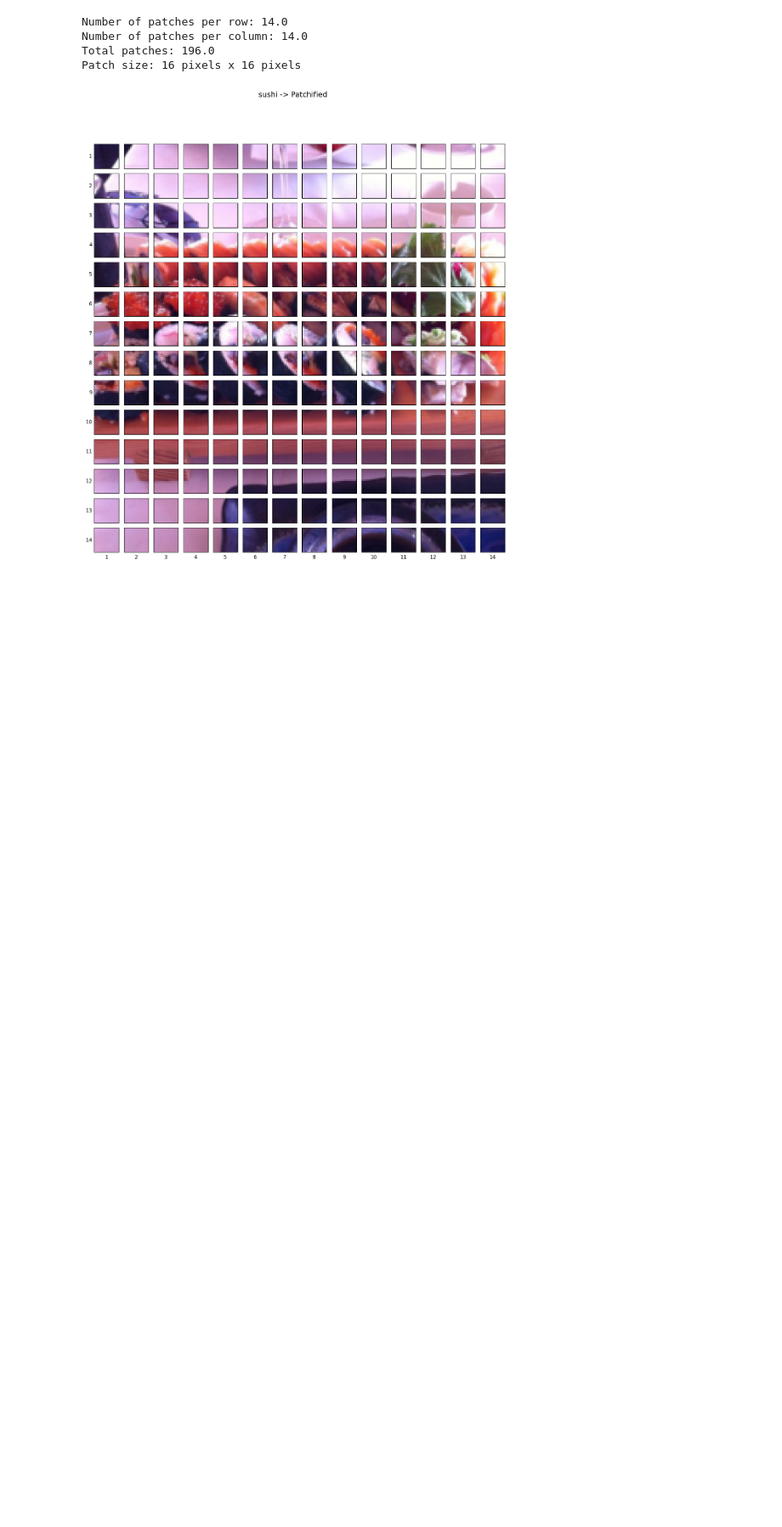
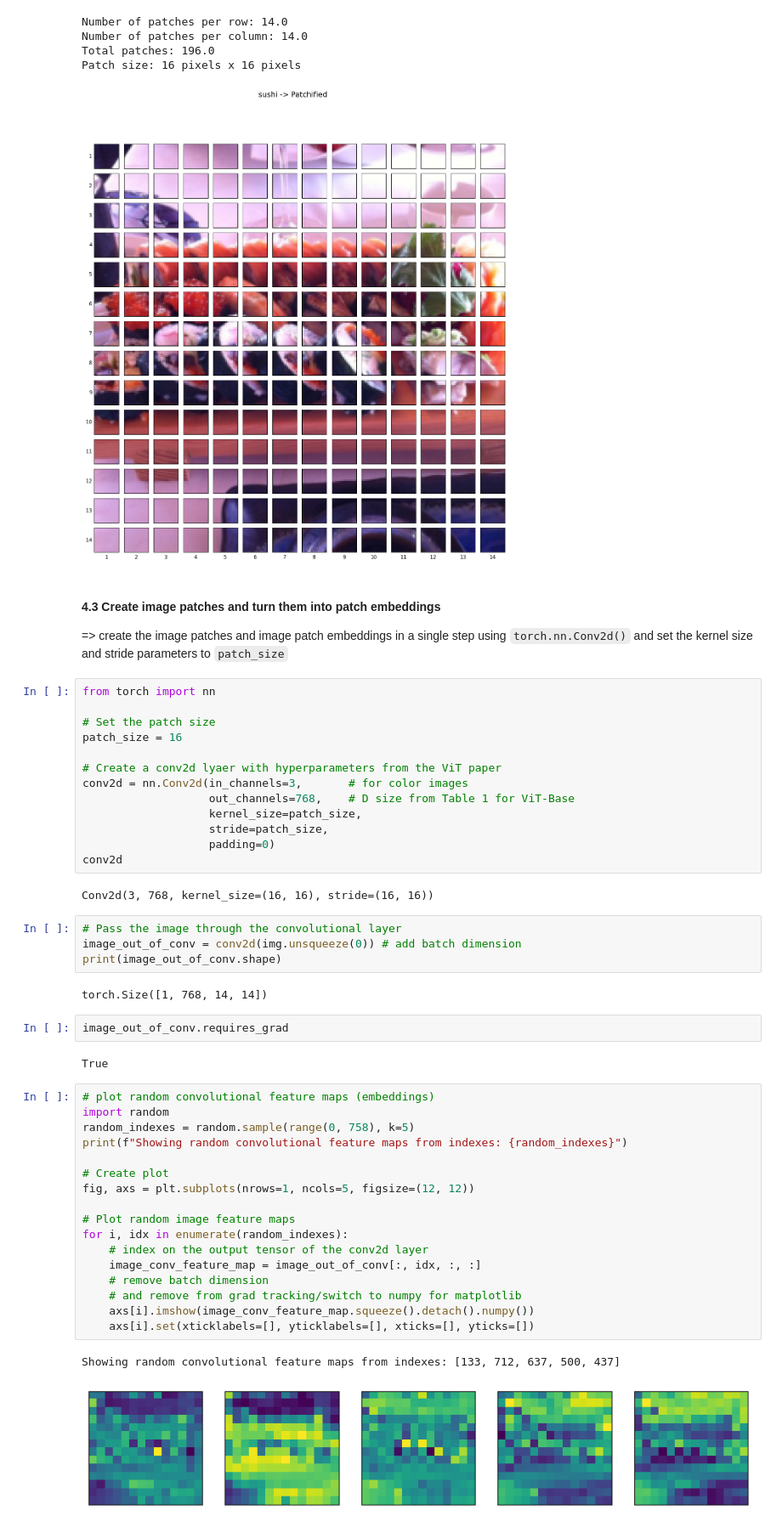
Before and after one commit to ZyWang7/PyTorch-for-DL-ML, a Jupyter notebook: 08_Paper_Replicating.ipynb, the cells around one changed output. Shown at 85% size. Saved outputs shown, nothing was run; the diff lists cells and outputs as text; blank space fills up the shorter version.

Commit message:
Create patches and patch embeddings using Conv2d()

```diff
--- a/08_Paper_Replicating.ipynb
+++ b/08_Paper_Replicating.ipynb
@@ -389,3 +389,52 @@ Number of patches per column: 14.0
 Total patches: 196.0
 Patch size: 16 pixels x 16 pixels
 [figure]
+# %% [markdown]
+#### 4.3 Create image patches and turn them into patch embeddings
+
+=> create the image patches and image patch embeddings in a single step using `torch.nn.Conv2d()` and set the kernel size and stride parameters to `patch_size`
+# %%
+from torch import nn
+
+# Set the patch size
+patch_size = 16
+
+# Create a conv2d lyaer with hyperparameters from the ViT paper
+conv2d = nn.Conv2d(in_channels=3,       # for color images
+                   out_channels=768,    # D size from Table 1 for ViT-Base
+                   kernel_size=patch_size,
+                   stride=patch_size,
+                   padding=0)
+conv2d
+# %% [output]
+Conv2d(3, 768, kernel_size=(16, 16), stride=(16, 16))
+# %%
+# Pass the image through the convolutional layer
+image_out_of_conv = conv2d(img.unsqueeze(0)) # add batch dimension
+print(image_out_of_conv.shape)
+# %% [output]
+torch.Size([1, 768, 14, 14])
+# %%
+image_out_of_conv.requires_grad
+# %% [output]
+True
+# %%
+# plot random convolutional feature maps (embeddings)
+import random
+random_indexes = random.sample(range(0, 758), k=5)
+print(f"Showing random convolutional feature maps from indexes: {random_indexes}")
+
+# Create plot
+fig, axs = plt.subplots(nrows=1, ncols=5, figsize=(12, 12))
+
+# Plot random image feature maps
+for i, idx in enumerate(random_indexes):
+    # index on the output tensor of the conv2d layer
+    image_conv_feature_map = image_out_of_conv[:, idx, :, :]
+    # remove batch dimension
+    # and remove from grad tracking/switch to numpy for matplotlib
+    axs[i].imshow(image_conv_feature_map.squeeze().detach().numpy())
+    axs[i].set(xticklabels=[], yticklabels=[], xticks=[], yticks=[])
+# %% [output]
+Showing random convolutional feature maps from indexes: [133, 712, 637, 500, 437]
+[figure, added]
```
Also changed, not shown: parts of 2 cells of this notebook.
